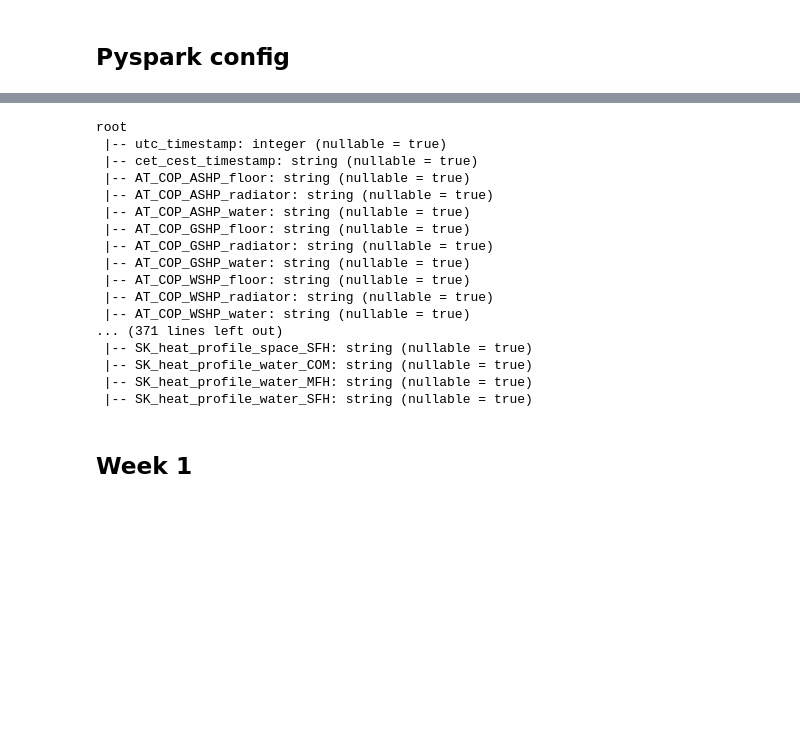
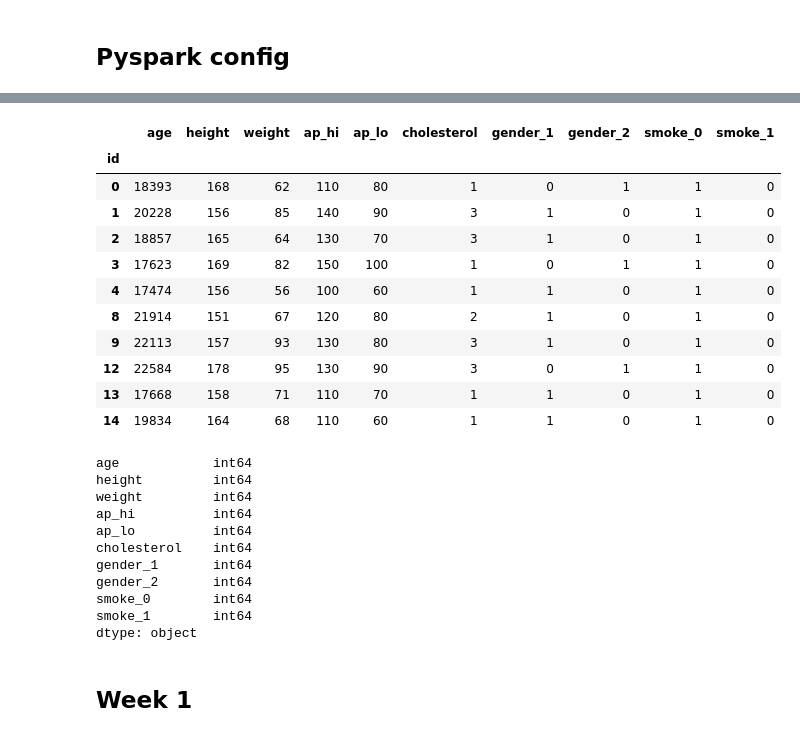
Before and after one commit to pivettamarcos/courses, a Jupyter notebook: machine_learning/01 - supervised_ml_regression_classification/01 - supervised_ml_regression_classification copy.ipynb, the cells around one changed output, grey strips where cells are left out. Saved outputs shown, nothing was run; the diff lists cells and outputs as text; code cells hidden in the pictures; blank space fills up the shorter version.

```diff
--- a/machine_learning/01 - supervised_ml_regression_classification/01 - supervised_ml_regression_classification copy.ipynb
+++ b/machine_learning/01 - supervised_ml_regression_classification/01 - supervised_ml_regression_classification copy.ipynb
@@ -60,24 +27,44 @@ only showing top 20 rows
+# %%
+# Read dataset for this course and cache() it
+
+df = ps.read_csv("hdfs://namenode:9000/data/cardio_base.csv", index_col="id")
+df = df.astype(int)
+
+df = ps.get_dummies(df, columns=['gender', 'smoke'], dtype='int', )
+
+df = df.loc[df['ap_hi'] < 500]
+
+df.spark.cache()
+
+df.head(10)
+# %% [output]
+|  | age | height | weight | ap_hi | ap_lo | cholesterol | gender_1 | gender_2 | smoke_0 | smoke_1 |
+| id |  |  |  |  |  |  |  |  |  |  |
+| 0 | 18393 | 168 | 62 | 110 | 80 | 1 | 0 | 1 | 1 | 0 |
+| 1 | 20228 | 156 | 85 | 140 | 90 | 3 | 1 | 0 | 1 | 0 |
+| 2 | 18857 | 165 | 64 | 130 | 70 | 3 | 1 | 0 | 1 | 0 |
+| 3 | 17623 | 169 | 82 | 150 | 100 | 1 | 0 | 1 | 1 | 0 |
+| 4 | 17474 | 156 | 56 | 100 | 60 | 1 | 1 | 0 | 1 | 0 |
+| 8 | 21914 | 151 | 67 | 120 | 80 | 2 | 1 | 0 | 1 | 0 |
+| 9 | 22113 | 157 | 93 | 130 | 80 | 3 | 1 | 0 | 1 | 0 |
+| 12 | 22584 | 178 | 95 | 130 | 90 | 3 | 0 | 1 | 1 | 0 |
+| 13 | 17668 | 158 | 71 | 110 | 70 | 1 | 1 | 0 | 1 | 0 |
+| 14 | 19834 | 164 | 68 | 110 | 60 | 1 | 1 | 0 | 1 | 0 |
 # %%
 from pyspark.sql.functions import unix_timestamp, col
-data.printSchema()
+df.dtypes
 # %% [output]
-root
- |-- utc_timestamp: integer (nullable = true)
- |-- cet_cest_timestamp: string (nullable = true)
- |-- AT_COP_ASHP_floor: string (nullable = true)
- |-- AT_COP_ASHP_radiator: string (nullable = true)
- |-- AT_COP_ASHP_water: string (nullable = true)
- |-- AT_COP_GSHP_floor: string (nullable = true)
- |-- AT_COP_GSHP_radiator: string (nullable = true)
- |-- AT_COP_GSHP_water: string (nullable = true)
- |-- AT_COP_WSHP_floor: string (nullable = true)
- |-- AT_COP_WSHP_radiator: string (nullable = true)
- |-- AT_COP_WSHP_water: string (nullable = true)
-... (371 lines left out)
- |-- SK_heat_profile_space_SFH: string (nullable = true)
- |-- SK_heat_profile_water_COM: string (nullable = true)
- |-- SK_heat_profile_water_MFH: string (nullable = true)
- |-- SK_heat_profile_water_SFH: string (nullable = true)
+age            int64
+height         int64
+weight         int64
+ap_hi          int64
+ap_lo          int64
+cholesterol    int64
+gender_1       int64
+gender_2       int64
+smoke_0        int64
+smoke_1        int64
+dtype: object
 # %% [markdown]
 ## Week 1
 # %% [markdown]
```
Also changed, not shown: parts of 12 cells of this notebook, 2 other files.
